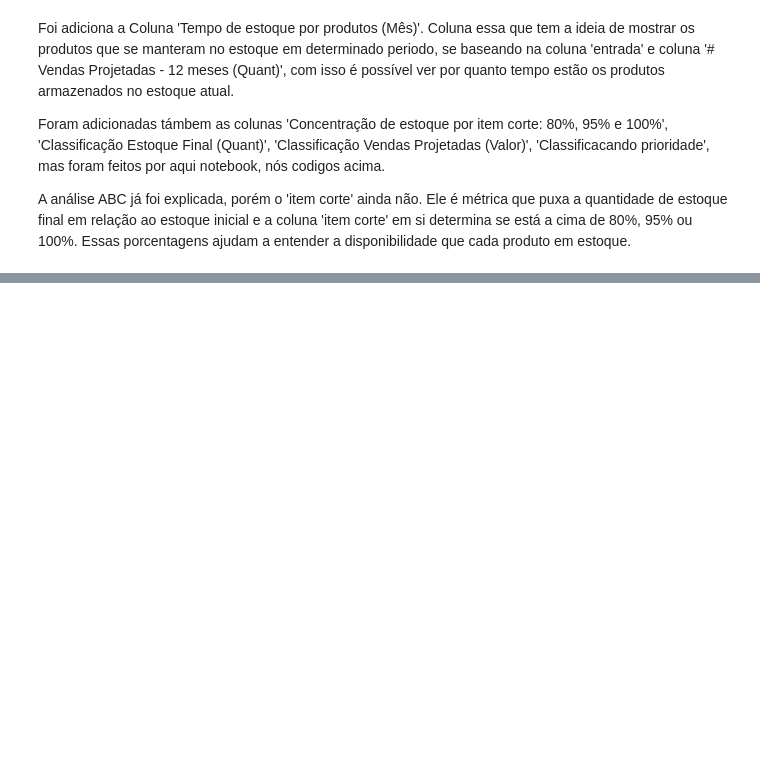
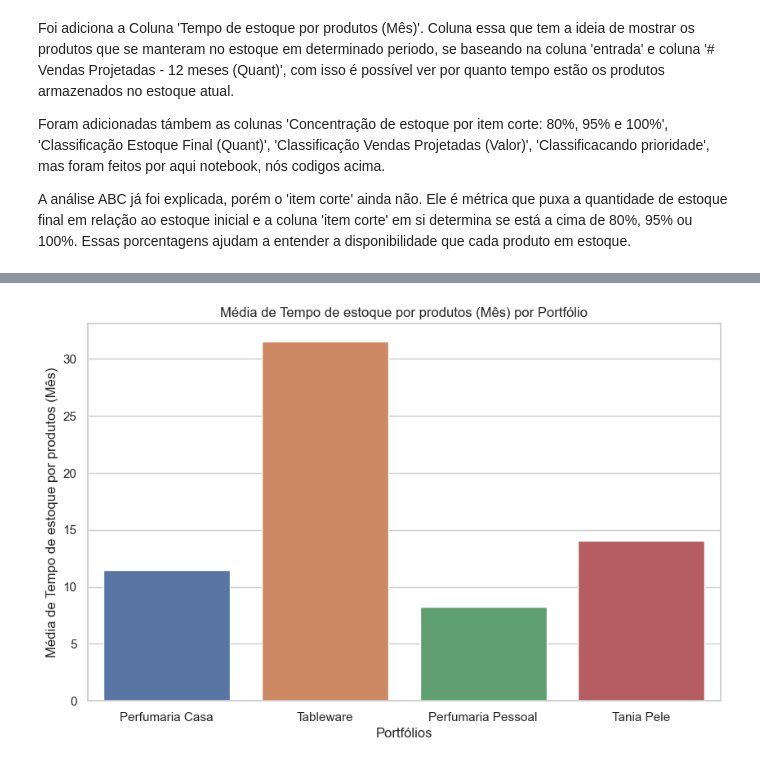
Before and after one commit to augustopinho/TB_analise_exploratoria, a Jupyter notebook: Tratamento_dataset.ipynb, the cells around one changed output, grey strips where cells are left out. Cells and saved outputs as stored; diff of their text form; code cells hidden in the pictures; blank space fills up the shorter version.

```diff
--- a/Tratamento_dataset.ipynb
+++ b/Tratamento_dataset.ipynb
@@ -496,0 +506,23 @@ separacao_tania_pele = base_graficos[base_graficos['Portfólio'] == 'TANIA PELE'
+# %%
+# Criando um gráfico para a média de Tempo de estoque por produtos (Mês) por Portfólio
+coluna_de_interesse = 'Tempo de estoque por produtos (Mês)'
+
+nome_dos_portifolios = ['Perfumaria Casa', 'Tableware', 'Perfumaria Pessoal', 'Tania Pele']
+
+medias_saidas = [i[coluna_de_interesse].mean() for i in portfolios_separados]
+
+#Criando o df para as médias
+df_medias_saidas = pd.DataFrame({'DataFrames': [f'DF{i + 1}' for i in range(len(portfolios_separados))],
+                          f'Média de {coluna_de_interesse}': medias_saidas})
+
+# Criando um gráfico de barras com o Seaborn
+sns.set(style="whitegrid")
+plt.figure(figsize=(10, 6))
+ax = sns.barplot(x="DataFrames", y=f'Média de {coluna_de_interesse}', data=df_medias_saidas)
+ax.set_xticklabels(nome_dos_portifolios)
+plt.xlabel('Portfólios')
+plt.ylabel(f'Média de {coluna_de_interesse}')
+plt.title(f'Média de {coluna_de_interesse} por Portfólio')
+plt.show()
+# %% [output]
+[figure, added]
```
Also changed, not shown: parts of 39 cells of this notebook, 1 other file.
